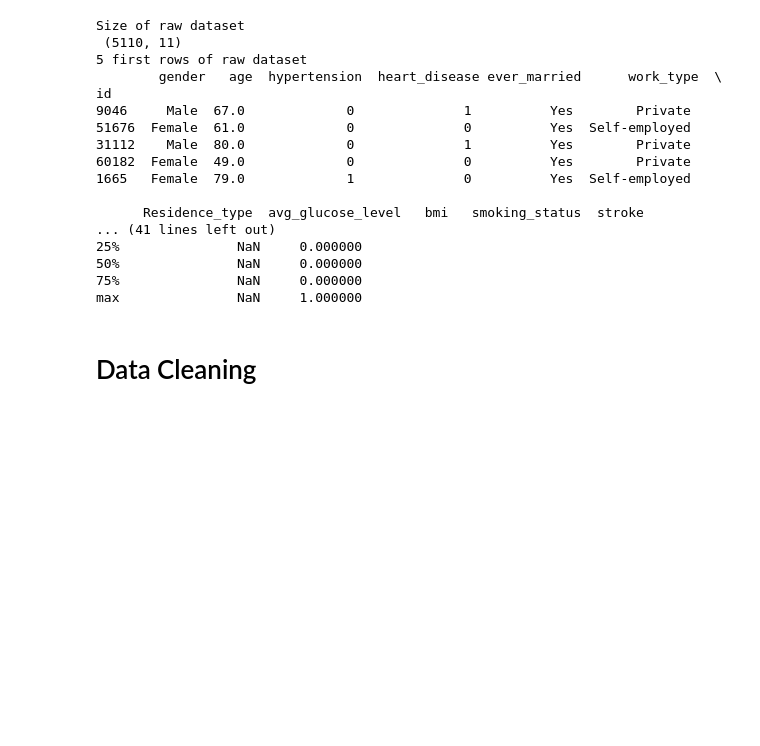
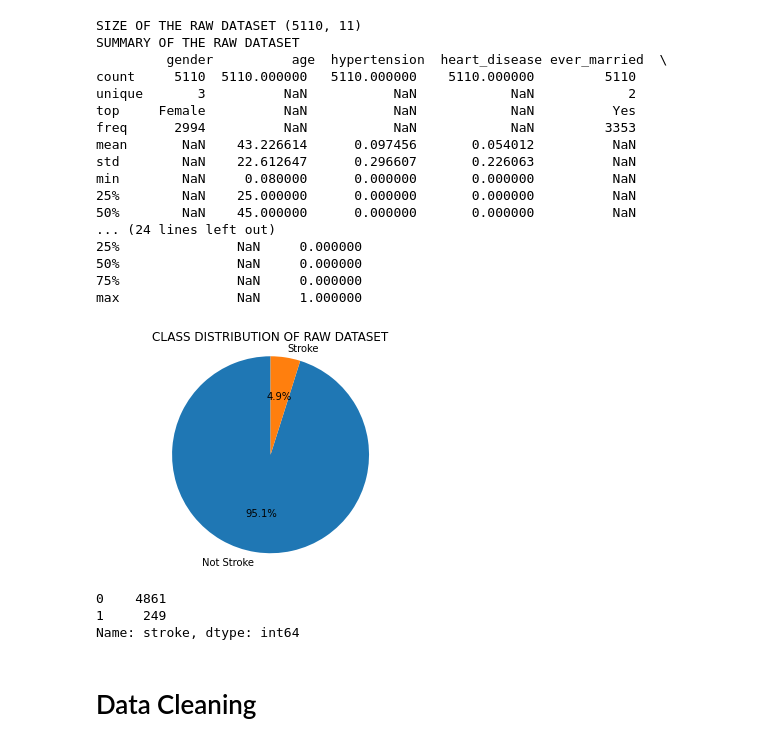
Before and after one commit to LapTQ/IT31903_123220_Group18_Stroke-prediction, a Jupyter notebook: data_preparation.ipynb, the cells around one changed output. Saved outputs shown, nothing was run; the diff lists cells and outputs as text; code cells hidden in the pictures; blank space fills up the shorter version.

```diff
--- a/data_preparation.ipynb
+++ b/data_preparation.ipynb
@@ -1,30 +1,55 @@
-# %%
-import pandas as pd
-from matplotlib import pyplot
-
-dataset = pd.read_csv("healthcare-dataset-stroke-data.csv", index_col="id")
-
-print("Size of raw dataset\n", dataset.shape)
-print("5 first rows of raw dataset\n", dataset.head(5))
-print("Summary of raw dataset\n", dataset.describe(include='all'))
-# %% [output]
-Size of raw dataset
- (5110, 11)
-5 first rows of raw dataset
-        gender   age  hypertension  heart_disease ever_married      work_type  \
-id
-9046     Male  67.0             0              1          Yes        Private
-51676  Female  61.0             0              0          Yes  Self-employed
-31112    Male  80.0             0              1          Yes        Private
-60182  Female  49.0             0              0          Yes        Private
-1665   Female  79.0             1              0          Yes  Self-employed
-
-      Residence_type  avg_glucose_level   bmi   smoking_status  stroke
-... (41 lines left out)
-25%               NaN     0.000000
-50%               NaN     0.000000
-75%               NaN     0.000000
-max               NaN     1.000000
+# %%
+import pandas as pd
+from matplotlib import pyplot
+from pandas.plotting import scatter_matrix
+from sklearn.neighbors import LocalOutlierFactor
+from sklearn.model_selection import train_test_split
+
+dataset = pd.read_csv("healthcare-dataset-stroke-data.csv", index_col="id")
+
+features = ['gender', 'age', 'hypertension', 'heart_disease', 'ever_married',
+            'work_type', 'Residence_type', 'avg_glucose_level', 'bmi', 'smoking_status']
+target = 'stroke'
+
+# split into input and output elements
+X = dataset[features]
+Y = dataset[target]
+
+# split into train and test sets
+X_train, X_test, y_train, y_test = train_test_split(X, Y, test_size=0.33, random_state=1)
+
+print("> SIZE OF THE RAW DATASET", dataset.shape)
+print("> SUMMARY OF THE RAW DATASET\n", dataset.describe(include='all'))
+
+# pie chart showing
+fig, ax = pyplot.subplots()
+ax.pie(dataset[target].value_counts(), labels=["Not Stroke", "Stroke"], autopct='%1.1f%%', startangle=90)
+ax.axis('equal')
+ax.set_title("> CLASS DISTRIBUTION OF RAW DATASET")
+pyplot.show()
+print(dataset[target].value_counts())
+# %% [output]
+SIZE OF THE RAW DATASET (5110, 11)
+SUMMARY OF THE RAW DATASET
+         gender          age  hypertension  heart_disease ever_married  \
+count     5110  5110.000000   5110.000000    5110.000000         5110
+unique       3          NaN           NaN            NaN            2
+top     Female          NaN           NaN            NaN          Yes
+freq      2994          NaN           NaN            NaN         3353
+mean       NaN    43.226614      0.097456       0.054012          NaN
+std        NaN    22.612647      0.296607       0.226063          NaN
+min        NaN     0.080000      0.000000       0.000000          NaN
+25%        NaN    25.000000      0.000000       0.000000          NaN
+50%        NaN    45.000000      0.000000       0.000000          NaN
+... (24 lines left out)
+25%               NaN     0.000000
+50%               NaN     0.000000
+75%               NaN     0.000000
+max               NaN     1.000000
+[figure, added]
+0    4861
+1     249
+Name: stroke, dtype: int64
 # %% [markdown]
 # Data Cleaning
 # %% [markdown]
```
Also changed, not shown: parts of 15 cells of this notebook.
